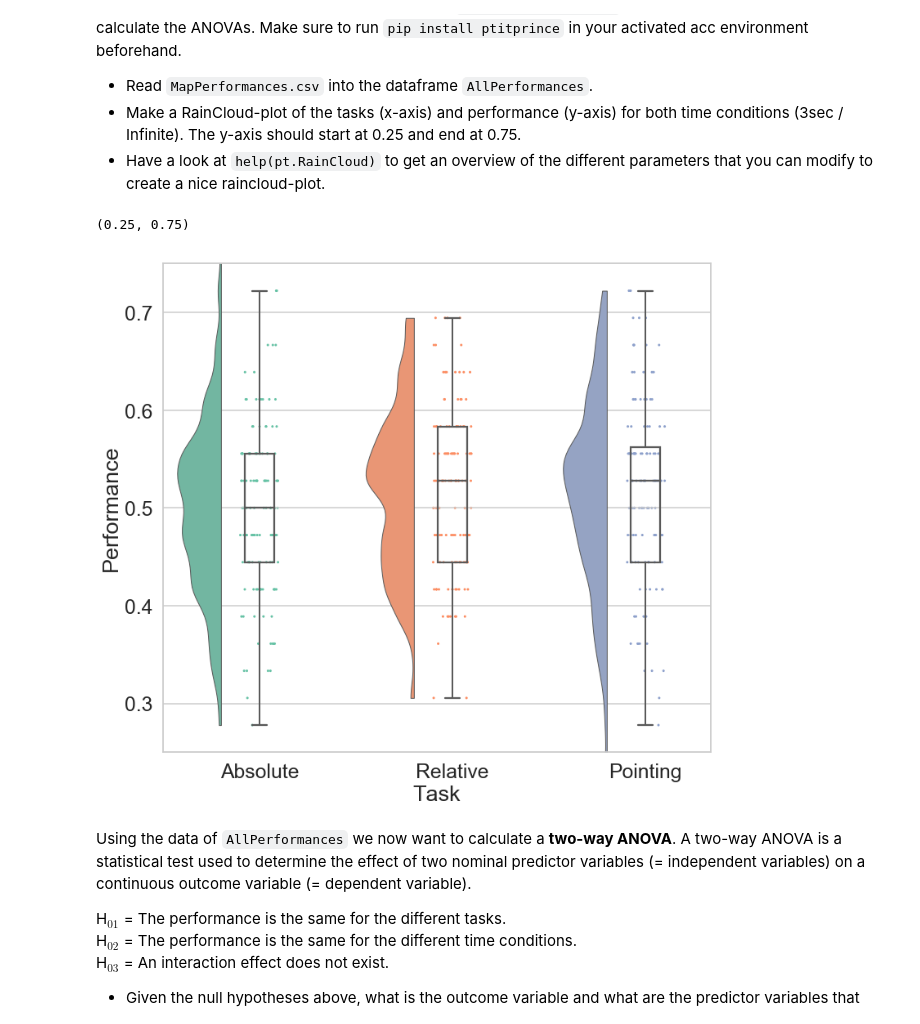
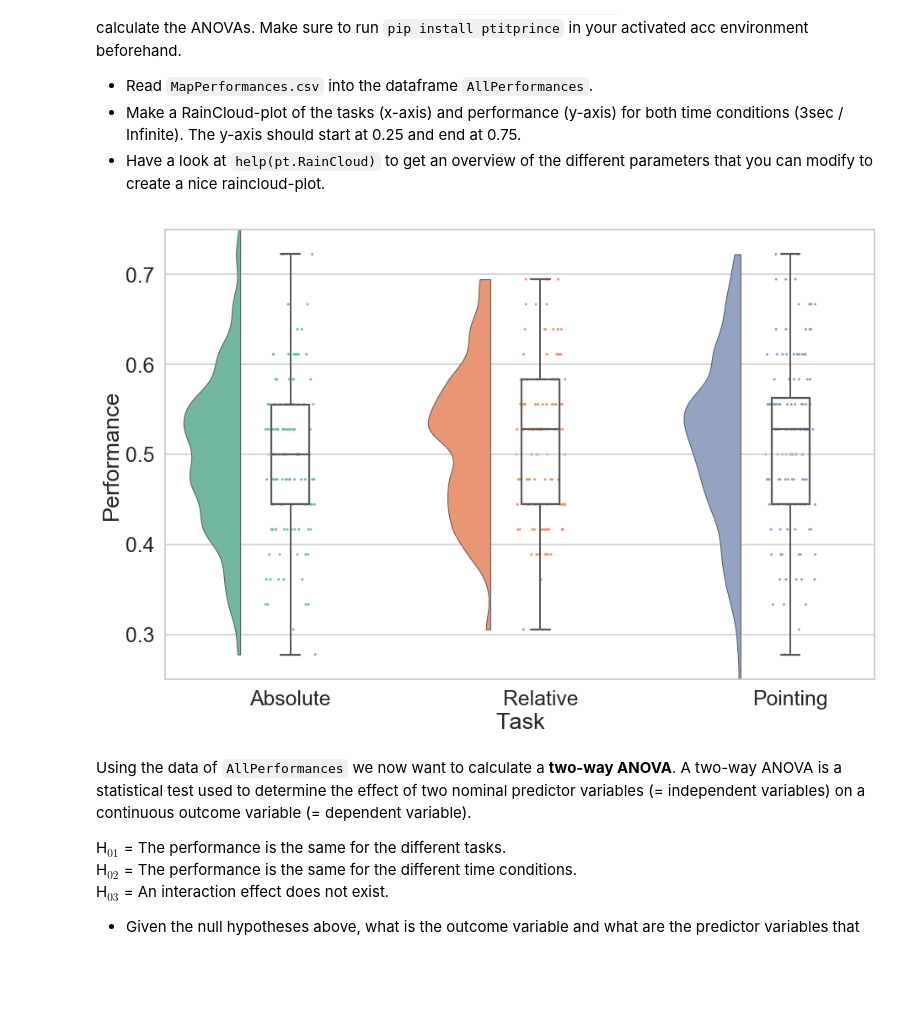
Before and after one commit to NBP-ACC/week-6-acc_7, a Jupyter notebook: sheet04-Maria.ipynb, the cells around one changed output. Saved outputs shown, nothing was run; the diff lists cells and outputs as text; code cells hidden in the pictures; blank space fills up the shorter version.

````diff
--- a/sheet04-Maria.ipynb
+++ b/sheet04-Maria.ipynb
@@ -91,15 +94,15 @@ Refering to our plots of the prior exercise sheet (assignment 2.b), it is a good
 # %%
 #read data into dataframe
 AllPerformances = pd.read_csv('Data/MapPerformances.csv')
 
 #create raincloud plot
 sns.set(context = "talk", style="whitegrid", palette="Accent", font_scale=1.5)
 plt_AllPerformances = pt.RainCloud(x="Task",y="Performance",data=AllPerformances,width_viol=0.5)
 #sets y-axis to 0.25-0.75, cuts off parts of the cloud, but is mandatory
 plt.ylim(0.25,0.75)
+plt.subplots_adjust(top = 0.8,right=1.1)
 # %% [output]
-(0.25, 0.75)
-[figure, old version]
+[figure, new version]
 # %% [markdown]
 Using the data of ```AllPerformances``` we now want to calculate a **two-way ANOVA**. A two-way ANOVA is a statistical test used to determine the effect of two nominal predictor variables (= independent variables) on a continuous outcome variable (= dependent variable).
 
````
Also changed, not shown: parts of 13 cells of this notebook.
